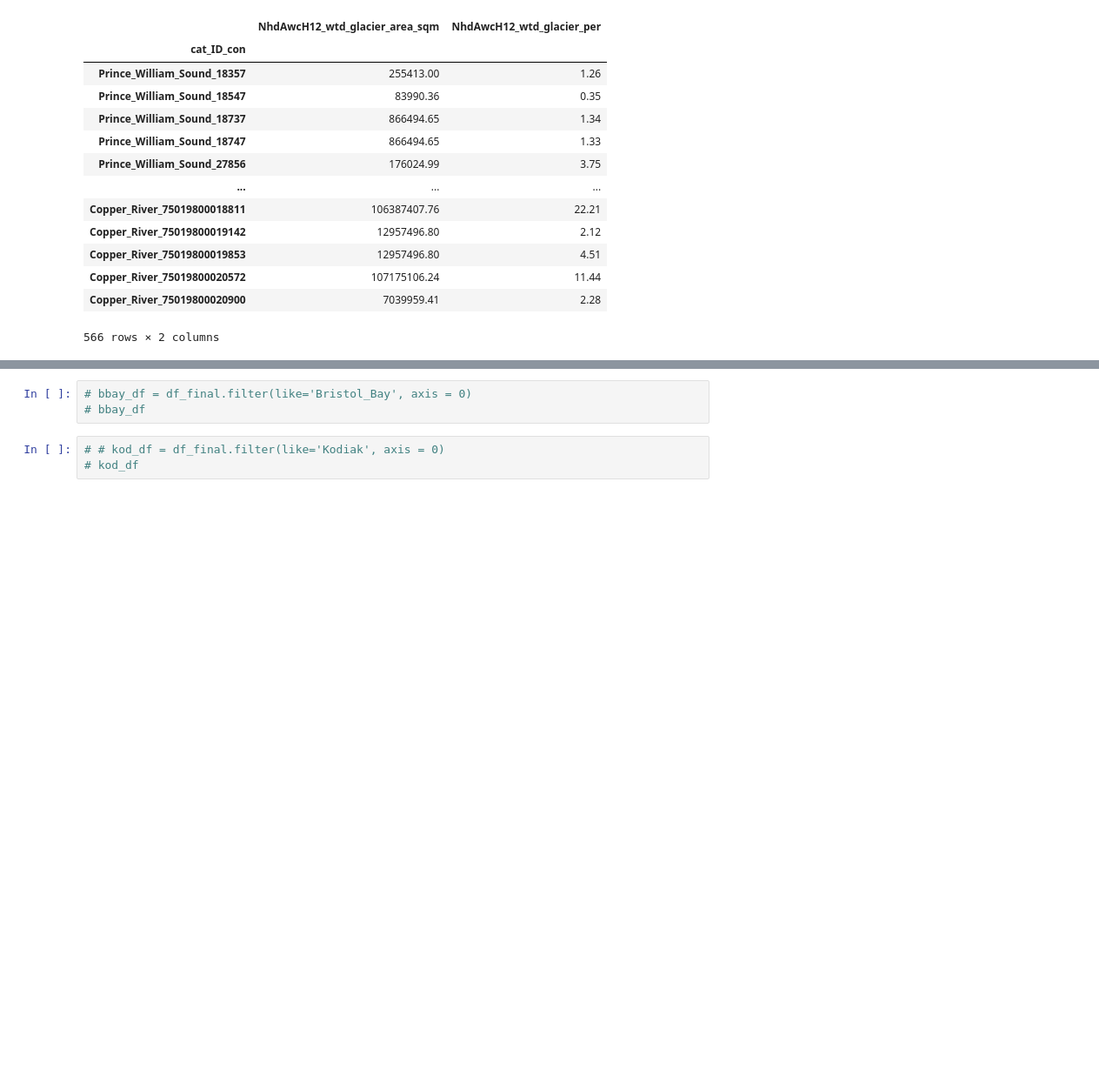
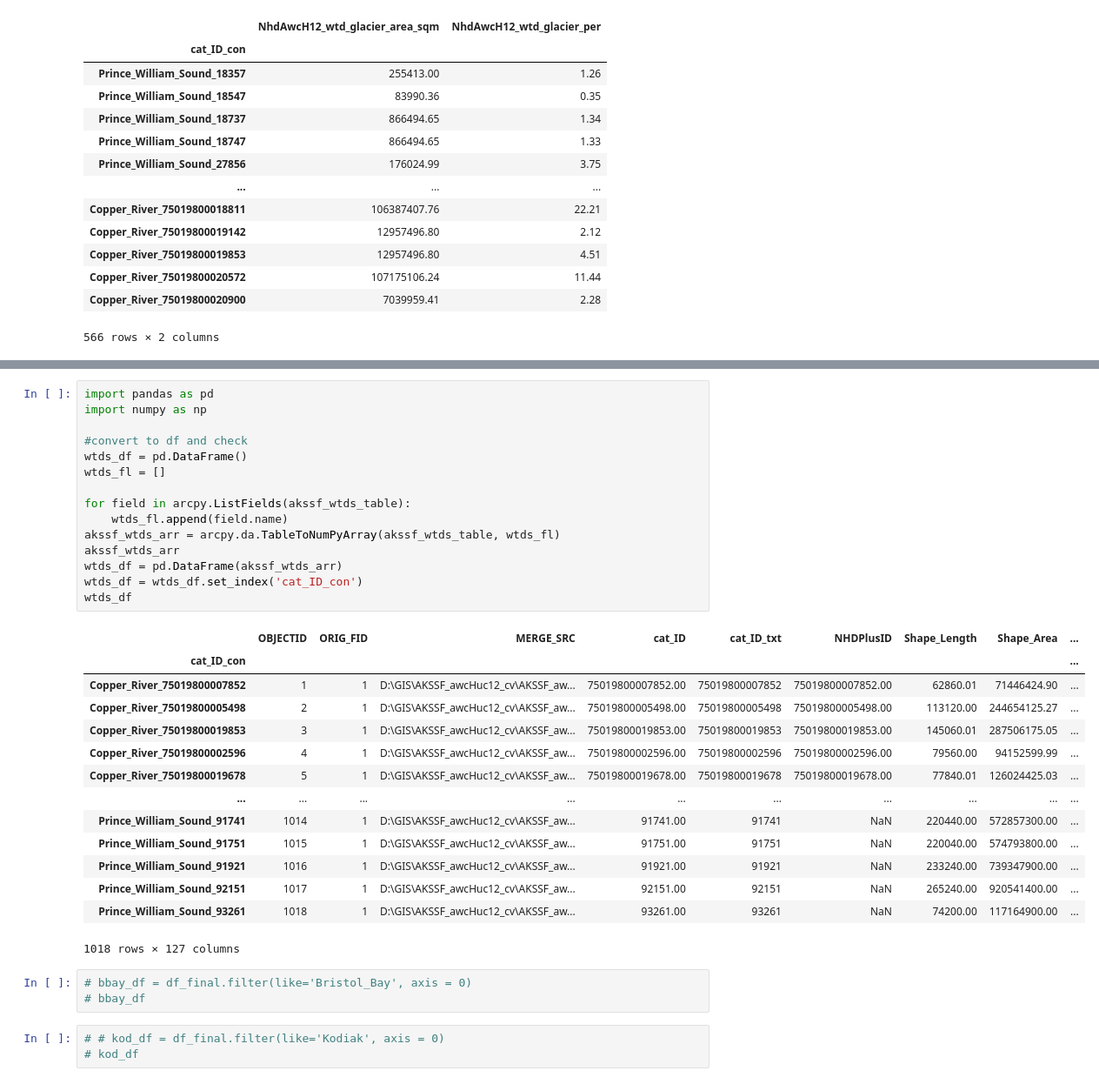
Before and after one commit to erinlarson/AKSSF, a Jupyter notebook: data_preparation/sensitivity_drivers/landcover/AKSSF_AWC_HUC12s_Covariates.ipynb, the cells around one changed output, grey strips where cells are left out. Shown at 87% size. Saved outputs shown, nothing was run; the diff lists cells and outputs as text; blank space fills up the shorter version.

```diff
--- a/data_preparation/sensitivity_drivers/landcover/AKSSF_AWC_HUC12s_Covariates.ipynb
+++ b/data_preparation/sensitivity_drivers/landcover/AKSSF_AWC_HUC12s_Covariates.ipynb
@@ -2480,6 +2519,36 @@ df_final.to_csv(cov_csv_out, encoding = 'utf-8')
 print('Export all covariates dataframe to csv complete')
 # %% [output]
 Export all covariates dataframe to csv complete
+# %%
+import pandas as pd
+import numpy as np
+
+#convert to df and check
+wtds_df = pd.DataFrame()
+wtds_fl = []
+
+for field in arcpy.ListFields(akssf_wtds_table):
+    wtds_fl.append(field.name)
+akssf_wtds_arr = arcpy.da.TableToNumPyArray(akssf_wtds_table, wtds_fl)
+akssf_wtds_arr
+wtds_df = pd.DataFrame(akssf_wtds_arr)
+wtds_df = wtds_df.set_index('cat_ID_con')
+wtds_df
+# %% [output]
+|  | OBJECTID | ORIG_FID | MERGE_SRC | cat_ID | cat_ID_txt | NHDPlusID | Shape_Length | Shape_Area | ... |
+| cat_ID_con |  |  |  |  |  |  |  |  | ... |
+| Copper_River_75019800007852 | 1 | 1 | D:\GIS\AKSSF_awcHuc12_cv\AKSSF_aw... | 75019800007852.00 | 75019800007852 | 75019800007852.00 | 62860.01 | 71446424.90 | ... |
+| Copper_River_75019800005498 | 2 | 1 | D:\GIS\AKSSF_awcHuc12_cv\AKSSF_aw... | 75019800005498.00 | 75019800005498 | 75019800005498.00 | 113120.00 | 244654125.27 | ... |
+| Copper_River_75019800019853 | 3 | 1 | D:\GIS\AKSSF_awcHuc12_cv\AKSSF_aw... | 75019800019853.00 | 75019800019853 | 75019800019853.00 | 145060.01 | 287506175.05 | ... |
+| Copper_River_75019800002596 | 4 | 1 | D:\GIS\AKSSF_awcHuc12_cv\AKSSF_aw... | 75019800002596.00 | 75019800002596 | 75019800002596.00 | 79560.00 | 94152599.99 | ... |
+| Copper_River_75019800019678 | 5 | 1 | D:\GIS\AKSSF_awcHuc12_cv\AKSSF_aw... | 75019800019678.00 | 75019800019678 | 75019800019678.00 | 77840.01 | 126024425.03 | ... |
+| ... | ... | ... | ... | ... | ... | ... | ... | ... | ... |
+| Prince_William_Sound_91741 | 1014 | 1 | D:\GIS\AKSSF_awcHuc12_cv\AKSSF_aw... | 91741.00 | 91741 | NaN | 220440.00 | 572857300.00 | ... |
+| Prince_William_Sound_91751 | 1015 | 1 | D:\GIS\AKSSF_awcHuc12_cv\AKSSF_aw... | 91751.00 | 91751 | NaN | 220040.00 | 574793800.00 | ... |
+| Prince_William_Sound_91921 | 1016 | 1 | D:\GIS\AKSSF_awcHuc12_cv\AKSSF_aw... | 91921.00 | 91921 | NaN | 233240.00 | 739347900.00 | ... |
+| Prince_William_Sound_92151 | 1017 | 1 | D:\GIS\AKSSF_awcHuc12_cv\AKSSF_aw... | 92151.00 | 92151 | NaN | 265240.00 | 920541400.00 | ... |
+| Prince_William_Sound_93261 | 1018 | 1 | D:\GIS\AKSSF_awcHuc12_cv\AKSSF_aw... | 93261.00 | 93261 | NaN | 74200.00 | 117164900.00 | ... |
+1018 rows × 127 columns
 # %%
 # bbay_df = df_final.filter(like='Bristol_Bay', axis = 0)
 # bbay_df
```
Also changed, not shown: parts of 12 cells of this notebook, 9 other files.
